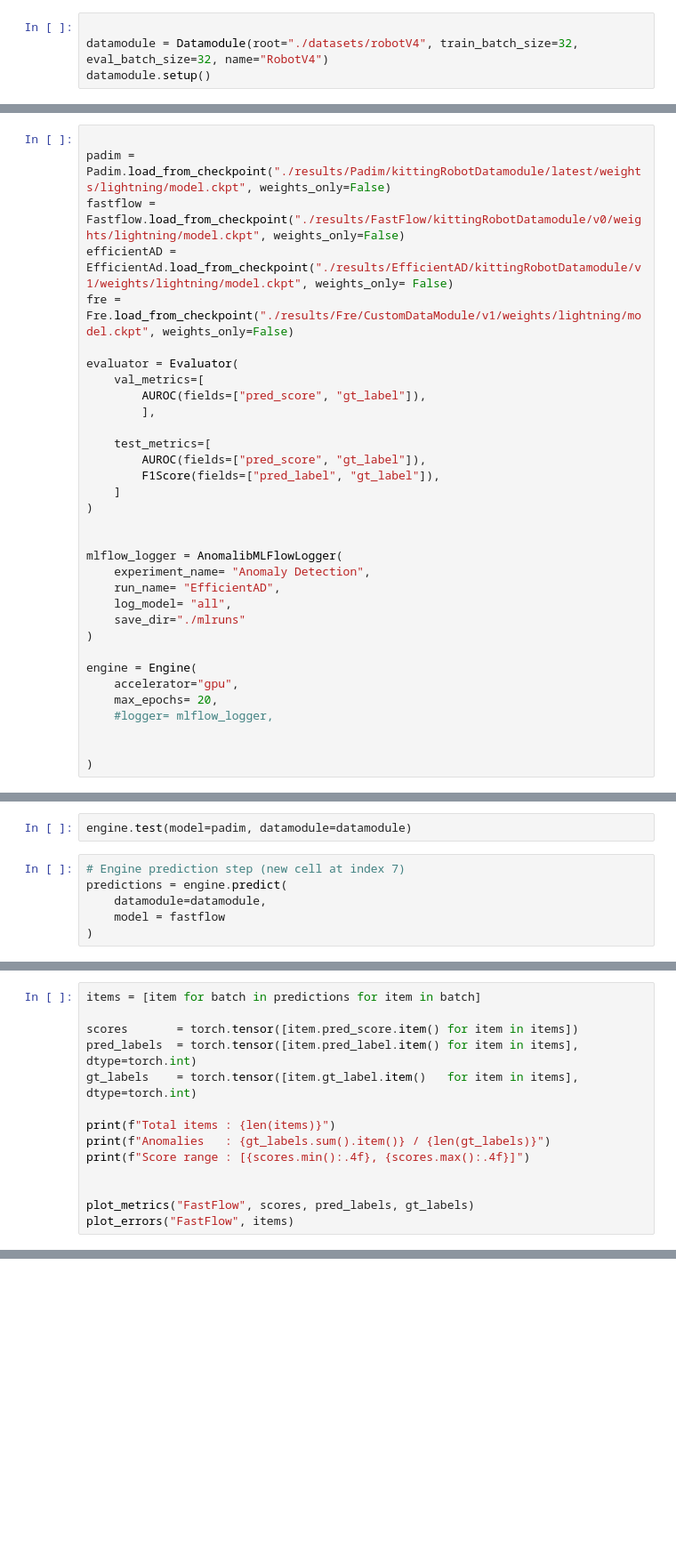
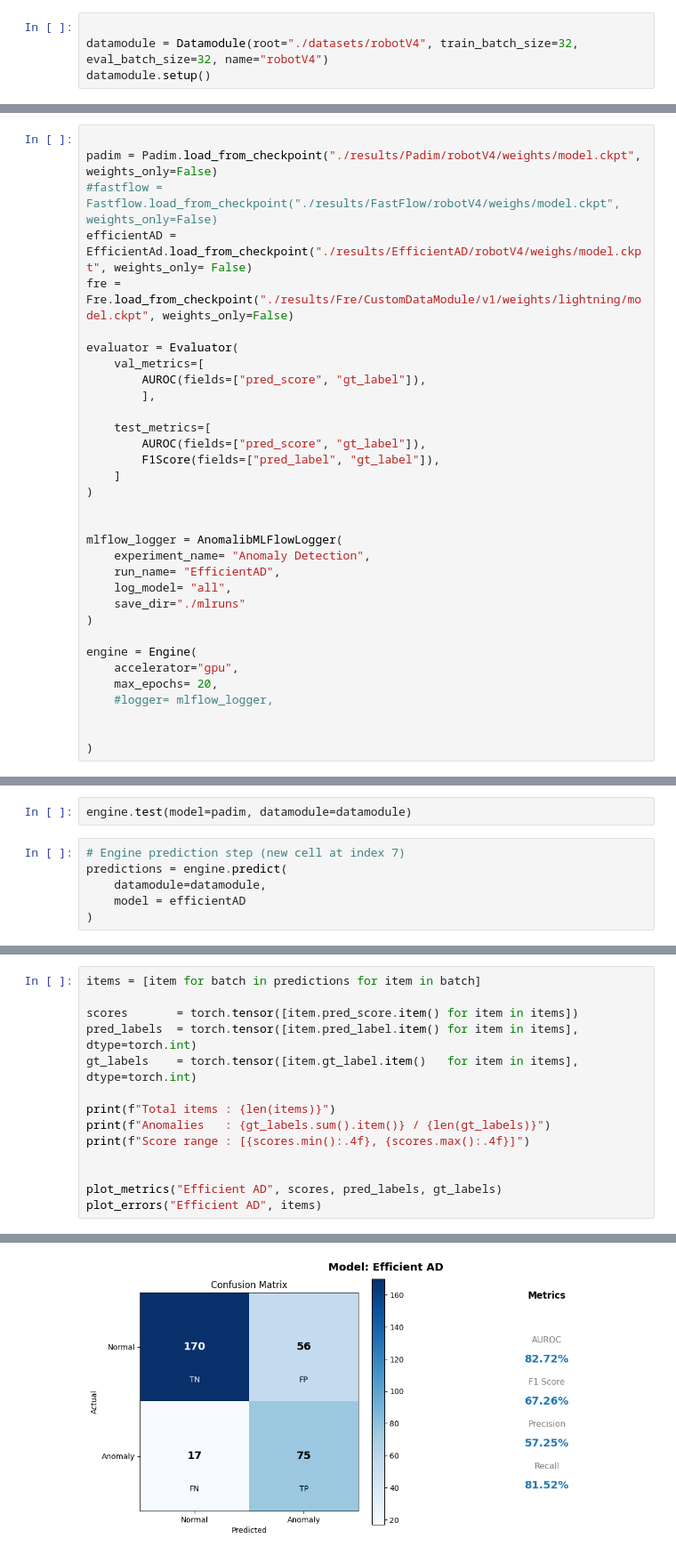
Before and after one commit to samu1033/PythonTFG, a Jupyter notebook: Main.ipynb, the cells around one changed output, grey strips where cells are left out. Shown at 89% size. Cells and saved outputs as stored; diff of their text form; blank space fills up the shorter version.

```diff
--- a/Main.ipynb
+++ b/Main.ipynb
@@ -22,4 +22,4 @@ W0516 20:31:01.366000 21556 Lib\site-packages\torch\utils\flop_counter.py:29] tr
 # %%
 
-datamodule = Datamodule(root="./datasets/robotV4", train_batch_size=32, eval_batch_size=32, name="RobotV4")
+datamodule = Datamodule(root="./datasets/robotV4", train_batch_size=32, eval_batch_size=32, name="robotV4")
 datamodule.setup()
@@ -28,8 +26,8 @@ ValueError: samples must have (at least) columns ['image_path', 'split'], found
 # %%
 
-padim = Padim.load_from_checkpoint("./results/Padim/kittingRobotDatamodule/latest/weights/lightning/model.ckpt", weights_only=False)
-fastflow = Fastflow.load_from_checkpoint("./results/FastFlow/kittingRobotDatamodule/v0/weights/lightning/model.ckpt", weights_only=False)
-efficientAD = EfficientAd.load_from_checkpoint("./results/EfficientAD/kittingRobotDatamodule/v1/weights/lightning/model.ckpt", weights_only= False)
+padim = Padim.load_from_checkpoint("./results/Padim/robotV4/weights/model.ckpt", weights_only=False)
+#fastflow = Fastflow.load_from_checkpoint("./results/FastFlow/robotV4/weighs/model.ckpt", weights_only=False)
+efficientAD = EfficientAd.load_from_checkpoint("./results/EfficientAD/robotV4/weighs/model.ckpt", weights_only= False)
 fre = Fre.load_from_checkpoint("./results/Fre/CustomDataModule/v1/weights/lightning/model.ckpt", weights_only=False)
 
 evaluator = Evaluator(
@@ -64,5 +66,5 @@ engine.test(model=padim, datamodule=datamodule)
 # Engine prediction step (new cell at index 7)
 predictions = engine.predict(
     datamodule=datamodule,
-    model = fastflow
+    model = efficientAD
 )
@@ -78,5 +89,6 @@ print(f"Anomalies   : {gt_labels.sum().item()} / {len(gt_labels)}")
 print(f"Score range : [{scores.min():.4f}, {scores.max():.4f}]")
 
 
-plot_metrics("FastFlow", scores, pred_labels, gt_labels)
-plot_errors("FastFlow", items)
+plot_metrics("Efficient AD", scores, pred_labels, gt_labels)
+plot_errors("Efficient AD", items)
+# %% [output]
@@ -82,0 +98 @@ plot_errors("FastFlow", items)
+[figure, added]
```
Also changed, not shown: parts of 5 cells of this notebook, 9 other files.
